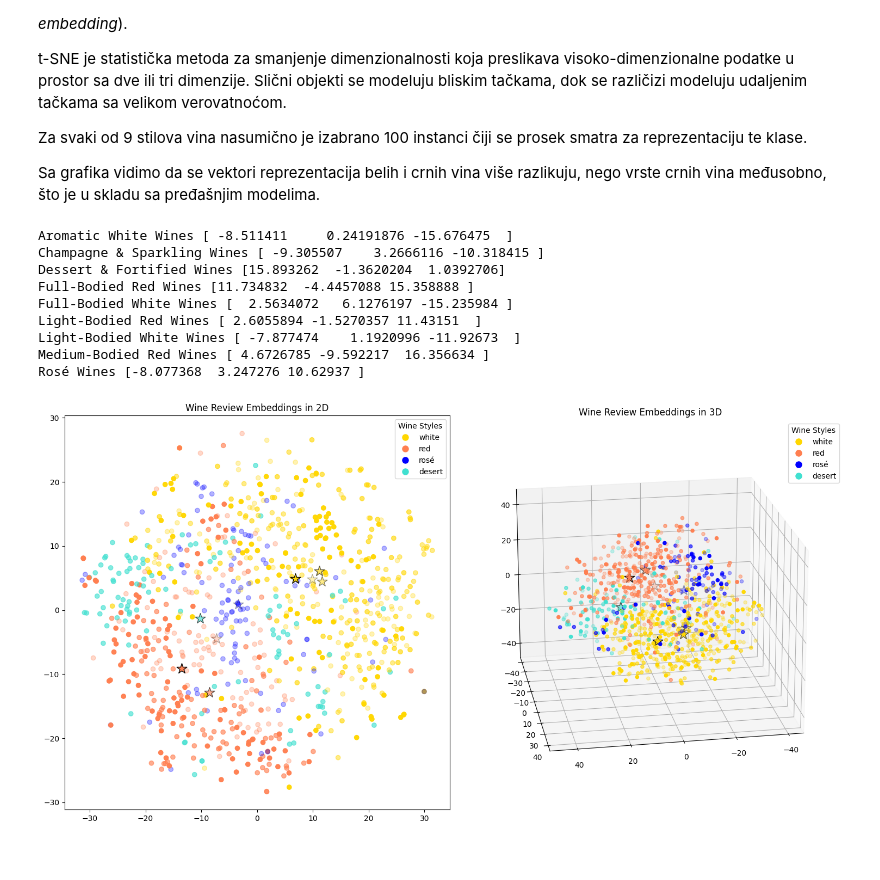
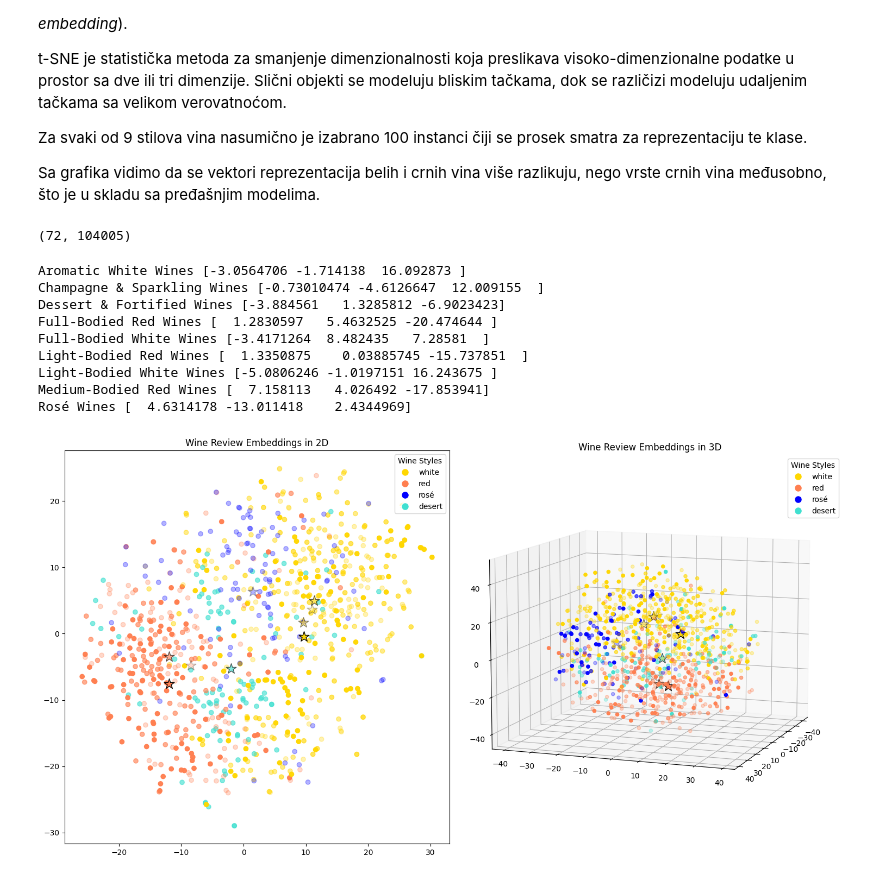
Before and after one commit to isidora00/ML_StudyBuddy, a Jupyter notebook: 03_Wine_Sensory_Properties_Classification.ipynb, the cells around one changed output. Saved outputs shown, nothing was run; the diff lists cells and outputs as text; code cells hidden in the pictures.

```diff
--- a/03_Wine_Sensory_Properties_Classification.ipynb
+++ b/03_Wine_Sensory_Properties_Classification.ipynb
@@ -165,7 +154,7 @@ df_merged[df_merged['country'] == 'Serbia'][['title','variety','style']]
 | 112607 | Budimir 2013 Župska Tamjanika | Tamjanika | Aromatic White Wines |
 | 117898 | Budimir 2008 Margus Margi Riesling | Riesling | Aromatic White Wines |
 # %%
-df = df_merged[['description','title','style']].dropna(subset=['style'])
+df = df_merged.dropna(subset=['style'])
 # df.info()
 # %%
 df['style'].value_counts()
@@ -416,10 +412,10 @@ plt.show()
 
 Drugi model koji koristimo za klasifikaciju je nasumična šuma. Iz rezultata vidimo da bolje izoluje konkretne vrste belih i vrste crnih vina, dok za grupisane stilove daje sličnu tačnost kao prethodni klasifikator.
 # %%
-# rf_classifier = RandomForestClassifier(n_estimators=100, random_state=42, class_weight='balanced', verbose=2, n_jobs=-1)
-# rf_classifier.fit(X_train_train, y_train_train)
-# with open('random_forest_model.pkl', 'wb') as f:
-#     pickle.dump(rf_classifier, f)
+rf_classifier = RandomForestClassifier(n_estimators=100, random_state=42, class_weight='balanced', n_jobs=-1)
+rf_classifier.fit(X_train_train, y_train_train)
+with open('random_forest_model.pkl', 'wb') as f:
+    pickle.dump(rf_classifier, f)
 with open('random_forest_model.pkl', 'rb') as f:
     rf_classifier = pickle.load(f)
 
@@ -525,12 +519,12 @@ params = {
     'device': 'cuda',
 }
 
-# model_final = xgb.train(params, dtrain, num_boost_round=200)
+model_final = xgb.train(params, dtrain, num_boost_round=200)
 # with open("xgb_model.pkl", "wb") as f:
 #     pickle.dump(model_final, f)
 
 with open("xgb_model.pkl", "rb") as f:
-    model_final_loaded = pickle.load(f)
+    model_final = pickle.load(f)
 
 y_pred_val = model_final.predict(dval)
 w_f1_score = f1_score(y_val_encoded, y_pred_val, average='weighted')
@@ -647,4 +643,8 @@ for category in unique_categories:
     category_indices = np.where(y_train == category)[0]
     selected_indices = np.random.choice(category_indices, n_samples_per_category, replace=False)
     indices.extend(selected_indices)
+# %%
+np.min(indices), np.max(indices)
+# %% [output]
+(72, 104005)
 # %%
@@ -680,16 +670,14 @@ embeddings = np.array(embeddings)
+# %%
+from sklearn.manifold import TSNE
+
+tsne_2d = TSNE(n_components=2, random_state=31)
+embeddings_2d = tsne_2d.fit_transform(embeddings)
+
+tsne_3d = TSNE(n_components=3, random_state=31)
+embeddings_3d = tsne_3d.fit_transform(embeddings)
 # %%
-from sklearn.manifold import TSNE
-
-embeddings_ = np.array(embeddings[indices])
-
-tsne_2d = TSNE(n_components=2, random_state=42)
-embeddings_2d = tsne_2d.fit_transform(embeddings_)
-
-tsne_3d = TSNE(n_components=3, random_state=42)
-embeddings_3d = tsne_3d.fit_transform(embeddings_)
-
-wine_styles = [wine_positions[category][2] for category in y_subset]
-wine_alpha = [0.3 + (-wine_positions[category][1] + 1) / 3  for category in y_subset]
+wine_styles = [wine_positions[category][2] for category in y_train_subset]
+wine_alpha = [0.3 + (-wine_positions[category][1] + 1) / 3  for category in y_train_subset]
 plot_colors = {'white': 'gold', 'red': 'coral', 'rosé': 'blue', 'desert': 'turquoise'}
 colors = [plot_colors[style] for style in wine_styles]
 
@@ -702,45 +690,45 @@ ax1.set_title('Wine Review Embeddings in 2D')
 ax2 = fig.add_subplot(122, projection='3d')
 scatter_3d = ax2.scatter(embeddings_3d[:, 0], embeddings_3d[:, 1], embeddings_3d[:, 2], c=colors, alpha=wine_alpha)
 ax2.set_title('Wine Review Embeddings in 3D')
 
 
 categories = np.unique(y_train_subset)
 means_3d = dict()
 for category in categories:
-    indices_ = np.where(np.array(y_subset) == category)[0]
+    indices_ = np.where(np.array(y_train_subset) == category)[0]
 
     mean_2d = embeddings_2d[indices_].mean(axis=0)
     mean_3d = embeddings_3d[indices_].mean(axis=0)
 
     style = wine_positions[category][2]
     color = plot_colors[style]
     alpha = 0.3 + (-wine_positions[category][1] + 1) / 3
 
     ax1.scatter(mean_2d[0], mean_2d[1], c=color, marker='*', s=200, edgecolor='black', alpha=alpha)
     ax2.scatter(mean_3d[0], mean_3d[1], mean_3d[2], c=color, marker='*', s=200, edgecolor='black', alpha=alpha)
     print(category, mean_3d)
     means_3d[category] = mean_3d
 
 
 unique_styles = list(plot_colors.keys())
 handles = [plt.Line2D([0], [0], marker='o', color='w', markerfacecolor=plot_colors[style], markersize=10) for style in unique_styles]
 
 ax1.legend(handles=handles, labels=unique_styles, title='Wine Styles', loc='upper right')
 ax2.legend(handles=handles, labels=unique_styles, title='Wine Styles', loc='upper right')
-ax2.view_init(elev=20, azim=80)
+ax2.view_init(elev=10, azim=20)
 plt.tight_layout()
 plt.show()
 # %% [output]
-Aromatic White Wines [ -8.511411     0.24191876 -15.676475  ]
-Champagne & Sparkling Wines [ -9.305507    3.2666116 -10.318415 ]
-Dessert & Fortified Wines [15.893262  -1.3620204  1.0392706]
-Full-Bodied Red Wines [11.734832  -4.4457088 15.358888 ]
-Full-Bodied White Wines [  2.5634072   6.1276197 -15.235984 ]
-Light-Bodied Red Wines [ 2.6055894 -1.5270357 11.43151  ]
-Light-Bodied White Wines [ -7.877474    1.1920996 -11.92673  ]
-Medium-Bodied Red Wines [ 4.6726785 -9.592217  16.356634 ]
-Rosé Wines [-8.077368  3.247276 10.62937 ]
+Aromatic White Wines [-3.0564706 -1.714138  16.092873 ]
+Champagne & Sparkling Wines [-0.73010474 -4.6126647  12.009155  ]
+Dessert & Fortified Wines [-3.884561   1.3285812 -6.9023423]
+Full-Bodied Red Wines [  1.2830597   5.4632525 -20.474644 ]
+Full-Bodied White Wines [-3.4171264  8.482435   7.28581  ]
+Light-Bodied Red Wines [  1.3350875    0.03885745 -15.737851  ]
+Light-Bodied White Wines [-5.0806246 -1.0197151 16.243675 ]
+Medium-Bodied Red Wines [  7.158113   4.026492 -17.853941]
+Rosé Wines [  4.6314178 -13.011418    2.4344969]
-[figure, old version]
+[figure, new version]
 # %%
 X_train_train, X_train_val, y_train_train, y_train_val = train_test_split(tfidf_train_vectors, y_train, test_size=0.2, random_state=42,stratify=y_train)
 # %%
```
Also changed, not shown: parts of 27 cells of this notebook, 3 other files.
